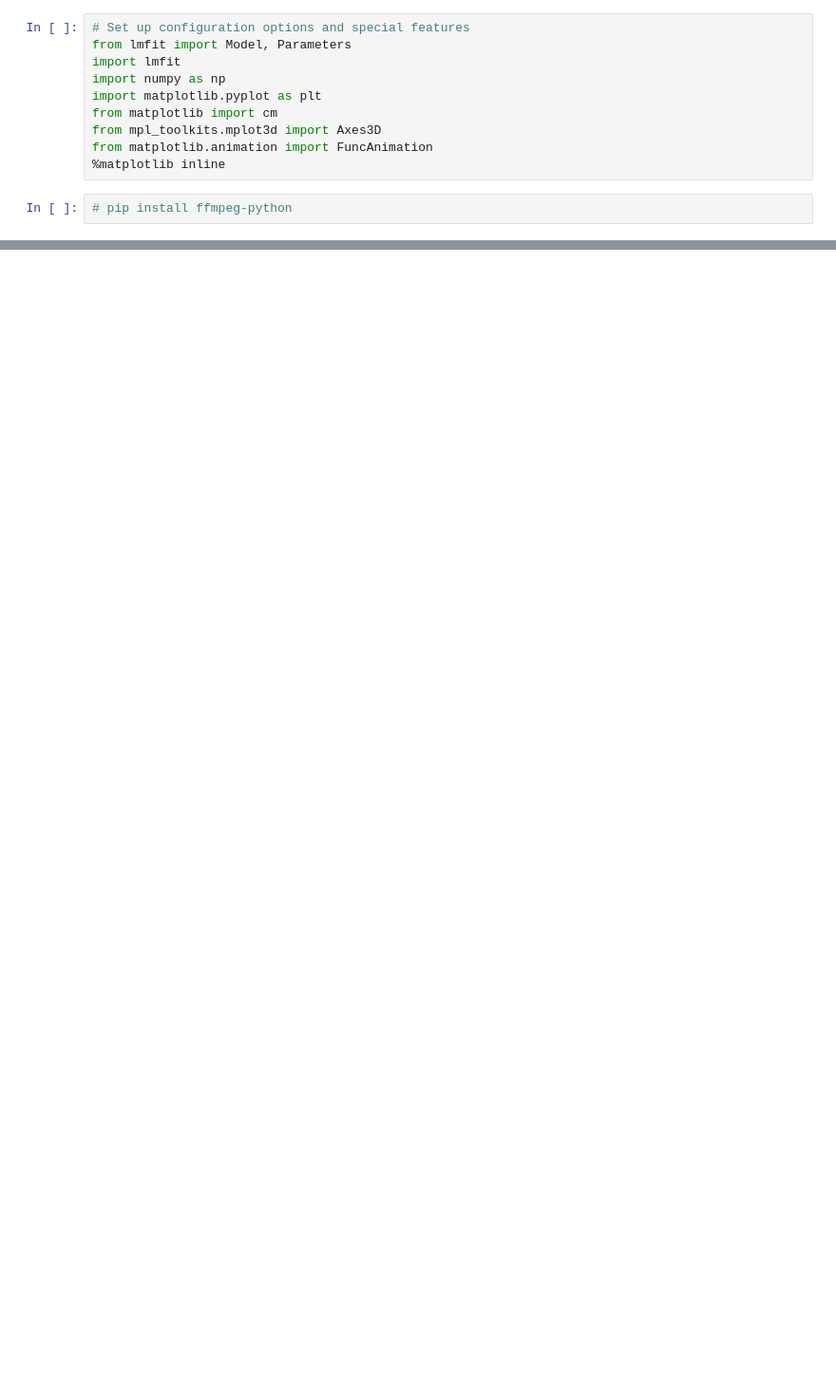
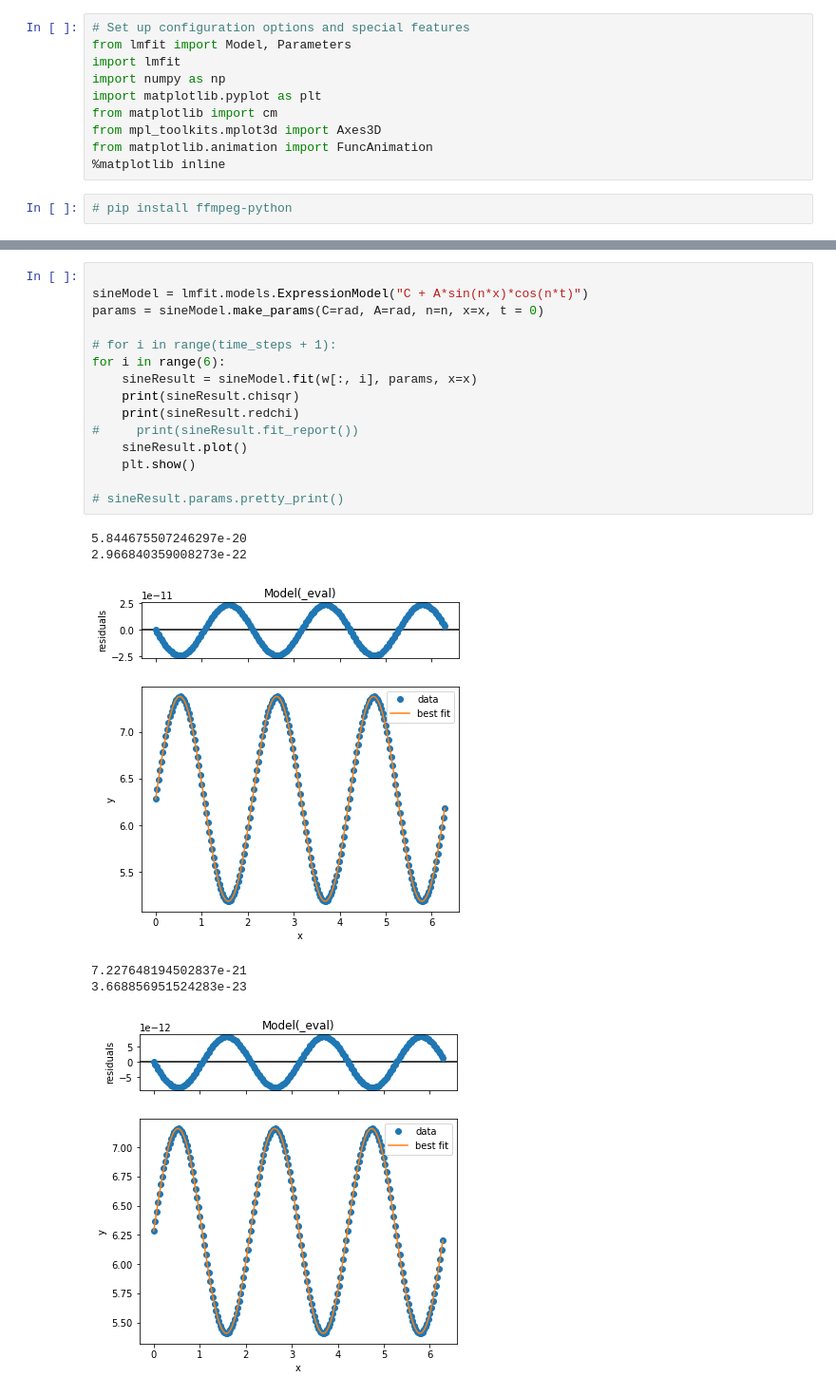
Before and after one commit to SushiSuperposition/ProfHurst_PHYS240_Sp23, a Jupyter notebook: Pruitt/Circular Standing Waves.ipynb, the cells around one changed output, grey strips where cells are left out. Shown at 95% size. Drawn from its saved outputs; the diff is of its cells as text; blank space fills up the shorter version.

```diff
--- a/Pruitt/Circular Standing Waves.ipynb
+++ b/Pruitt/Circular Standing Waves.ipynb
@@ -127,0 +96,22 @@ for i in range(6):
+# %%
+
+sineModel = lmfit.models.ExpressionModel("C + A*sin(n*x)*cos(n*t)")
+params = sineModel.make_params(C=rad, A=rad, n=n, x=x, t = 0)
+
+# for i in range(time_steps + 1):
+for i in range(6):
+    sineResult = sineModel.fit(w[:, i], params, x=x)
+    print(sineResult.chisqr)
+    print(sineResult.redchi)
+#     print(sineResult.fit_report())
+    sineResult.plot()
+    plt.show()
+
+# sineResult.params.pretty_print()
+# %% [output]
+5.844675507246297e-20
+2.966840359008273e-22
+[figure, added]
+7.227648194502837e-21
+3.668856951524283e-23
+[figure, added]
```
Also changed, not shown: parts of 7 cells of this notebook.
